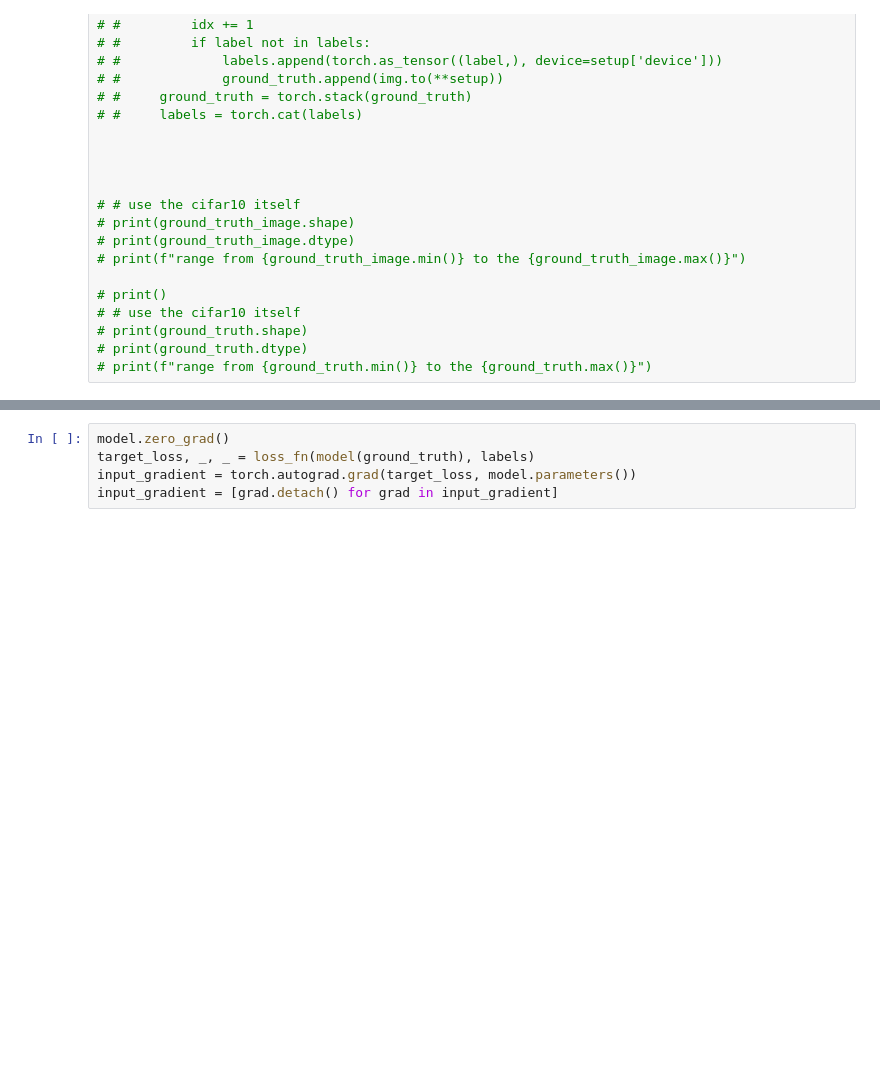
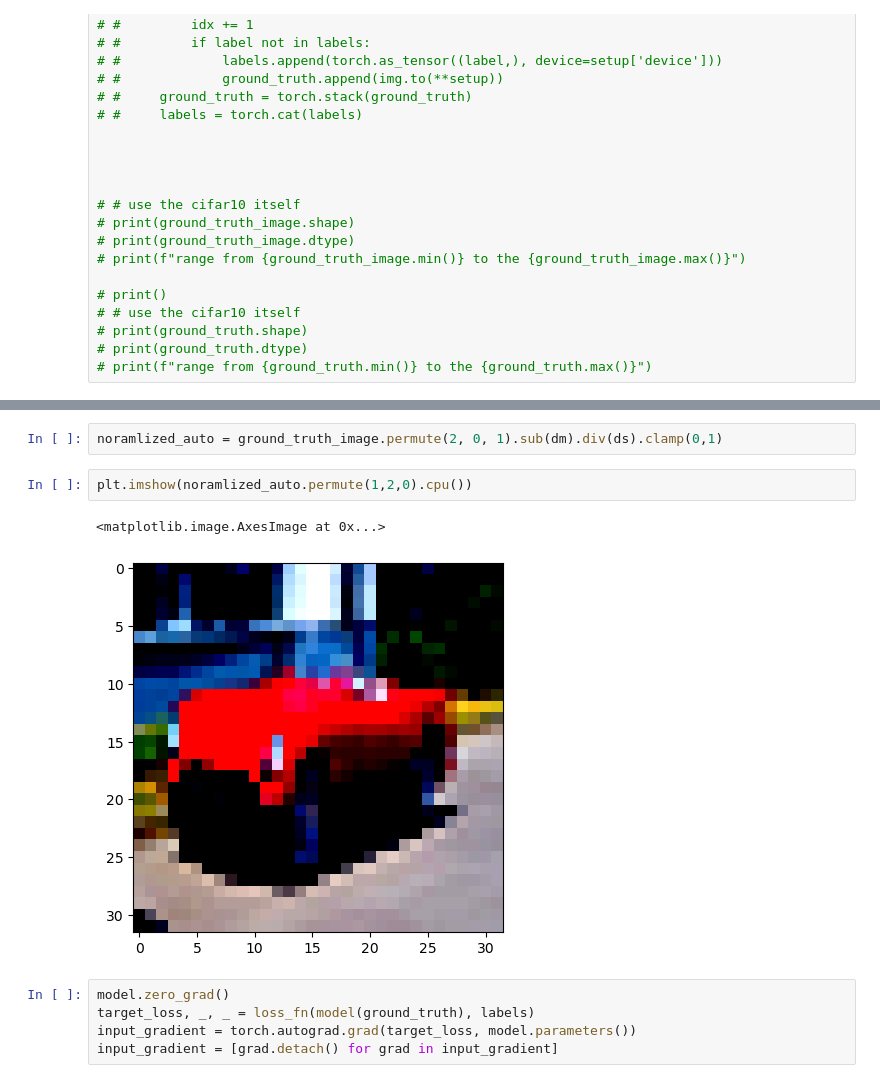
Before and after one commit to bahador1/invertinggradients, a Jupyter notebook: Recovery from Gradient Information.ipynb, the cells around one changed output, grey strips where cells are left out. Saved outputs shown, nothing was run; the diff lists cells and outputs as text; blank space fills up the shorter version.

```diff
--- a/Recovery from Gradient Information.ipynb
+++ b/Recovery from Gradient Information.ipynb
@@ -119,3 +126,10 @@ validloader.dataset.classes[mylabel]
+# %%
+noramlized_auto = ground_truth_image.permute(2, 0, 1).sub(dm).div(ds).clamp(0,1)
+# %%
+plt.imshow(noramlized_auto.permute(1,2,0).cpu())
+# %% [output]
+<matplotlib.image.AxesImage at 0x...>
+[figure, added]
 # %%
 model.zero_grad()
 target_loss, _, _ = loss_fn(model(ground_truth), labels)
```
Also changed, not shown: parts of 16 cells of this notebook.
